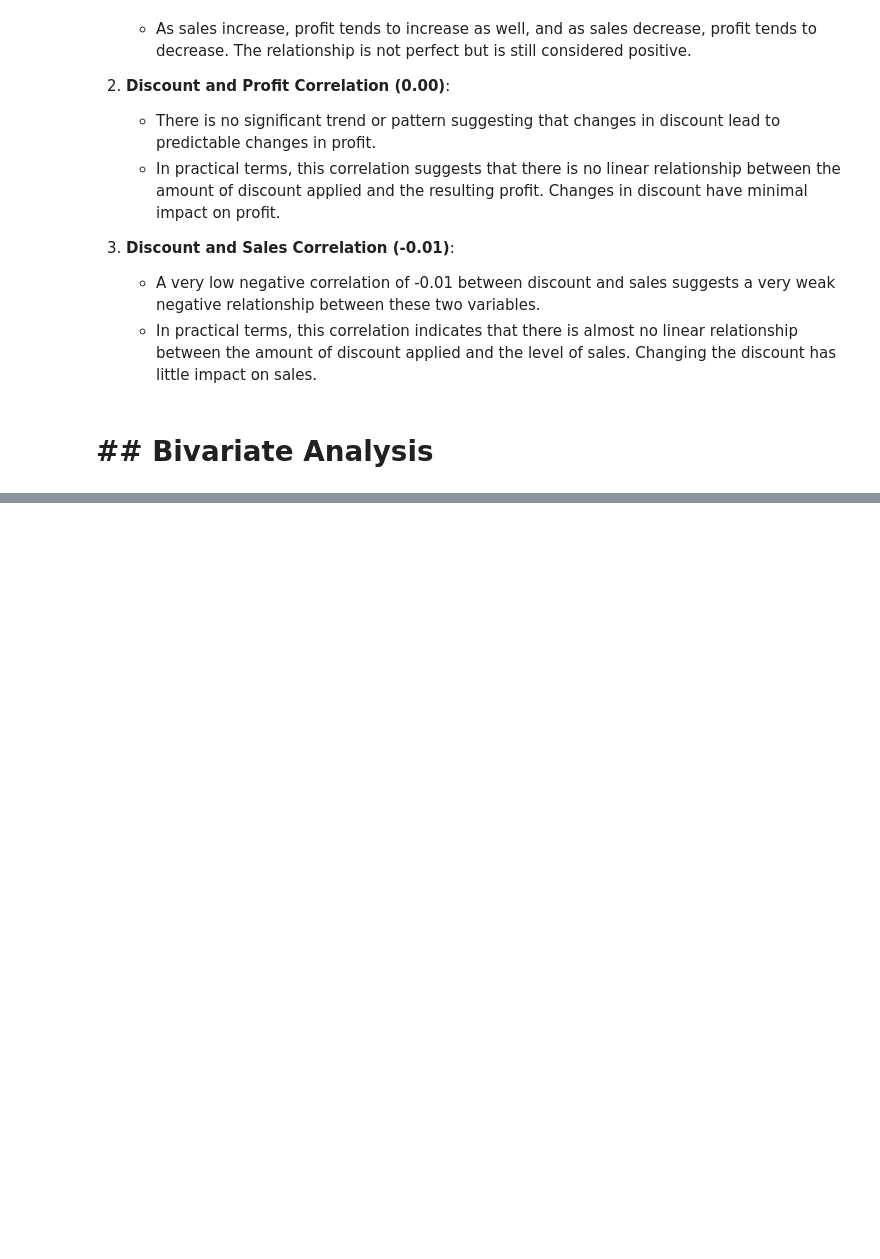
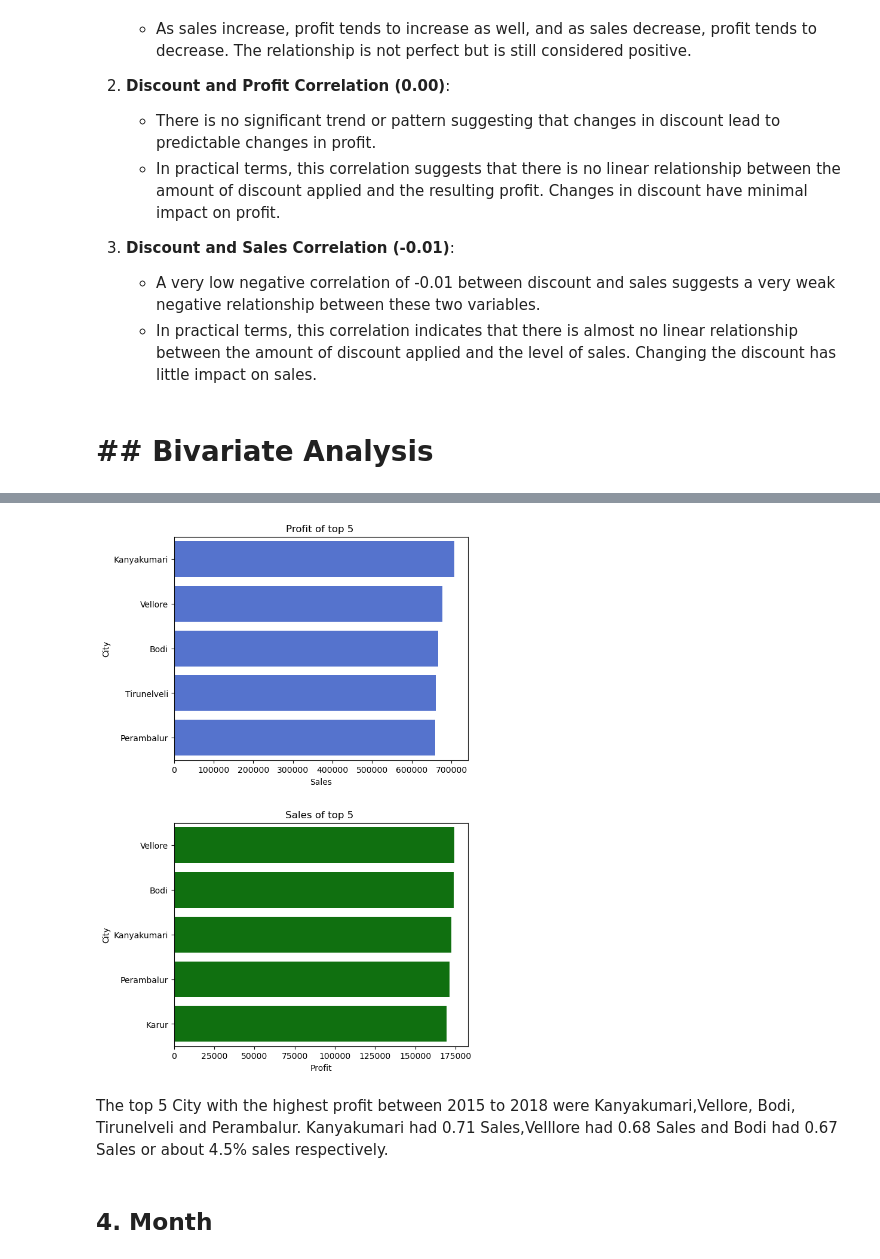
Before and after one commit to ayomide85/Exploratory-Data-Analysis, a Jupyter notebook: fork-of-supermart-sales-analysis.ipynb, the cells around one changed output, grey strips where cells are left out. Drawn from its saved outputs; the diff is of its cells as text; code cells hidden in the pictures; blank space fills up the shorter version.

```diff
--- a/fork-of-supermart-sales-analysis.ipynb
+++ b/fork-of-supermart-sales-analysis.ipynb
@@ -271,0 +361,34 @@ plt.show()
+# %%
+#Step 1: Extract relevant columns
+city_sales = df[['City', 'Sales']]
+cities_df = city_sales.groupby('City').sum().sort_values('Sales', ascending=False)
+top5_sales = cities_df.head()
+
+city_sales = df[['City', 'Profit']]
+cities1_df = city_sales.groupby('City').sum().sort_values('Profit',ascending = False)
+top5_profit = cities1_df.head()
+# %%
+fig, axes = plt.subplots(2,1, figsize=(7, 10))
+
+axes[0].set_title("Profit of top 5 ")
+axes[1].set_title("Sales of top 5 ")
+
+sns.barplot(y=top5_sales.index,
+           x=top5_sales['Sales'],
+           data=top5_sales,
+            color='#4169E1',
+           ax=axes[0])
+
+sns.barplot(y=top5_profit.index,
+           x=top5_profit['Profit'],
+           data=top5_profit,
+           color='green',
+           ax=axes[1])
+
+plt.tight_layout(pad=3);
+# %% [output]
+[figure, added]
+# %% [markdown]
+The top 5 City with the highest profit between 2015 to 2018 were Kanyakumari,Vellore, Bodi, Tirunelveli and Perambalur. Kanyakumari had  0.71 Sales,Velllore had 0.68 Sales and Bodi had  0.67 Sales or about 4.5% sales respectively.
+# %% [markdown]
+## 4. Month
```
Also changed, not shown: parts of 35 cells of this notebook.
